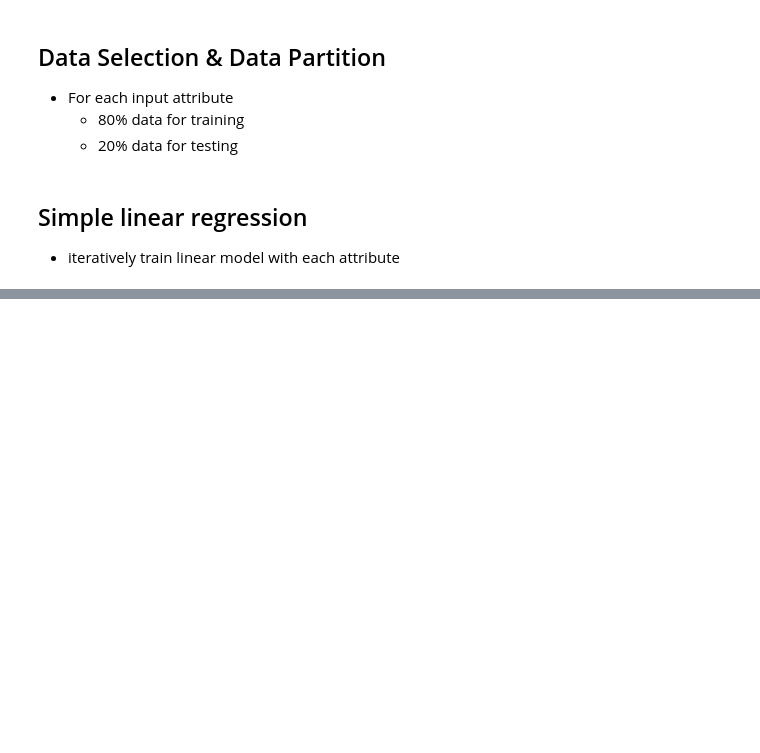
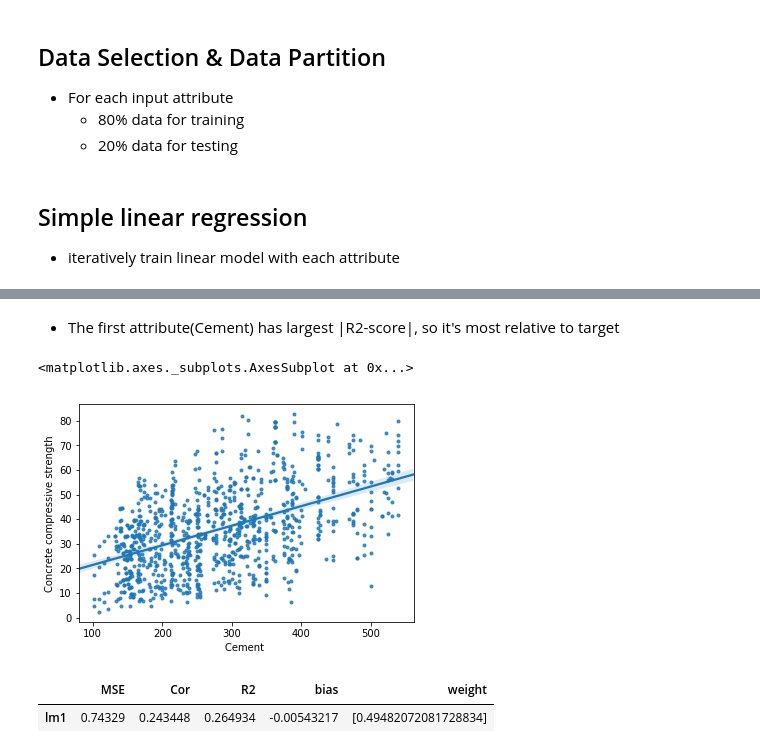
Before and after one commit to hcchang0701/machine_learning, a Jupyter notebook: hw3/Problem1.ipynb, the cells around one changed output, grey strips where cells are left out. Cells and saved outputs as stored; diff of their text form; code cells hidden in the pictures; blank space fills up the shorter version.

```diff
--- a/hw3/Problem1.ipynb
+++ b/hw3/Problem1.ipynb
@@ -227,0 +266,12 @@ regResult.assign()
+# %% [markdown]
+* The first attribute(Cement) has largest |R2-score|, so it's most relative to target
+# %%
+sns.regplot(x=df_origin.columns[0], y=df_origin.columns[8], data=df_origin, marker='.')
+# %% [output]
+<matplotlib.axes._subplots.AxesSubplot at 0x...>
+[figure, added]
+# %%
+regResult.iloc[0:1]
+# %% [output]
+|  | MSE | Cor | R2 | bias | weight |
+| lm1 | 0.74329 | 0.243448 | 0.264934 | -0.00543217 | [0.49482072081728834] |
```
Also changed, not shown: parts of 11 cells of this notebook, 1 other file.
